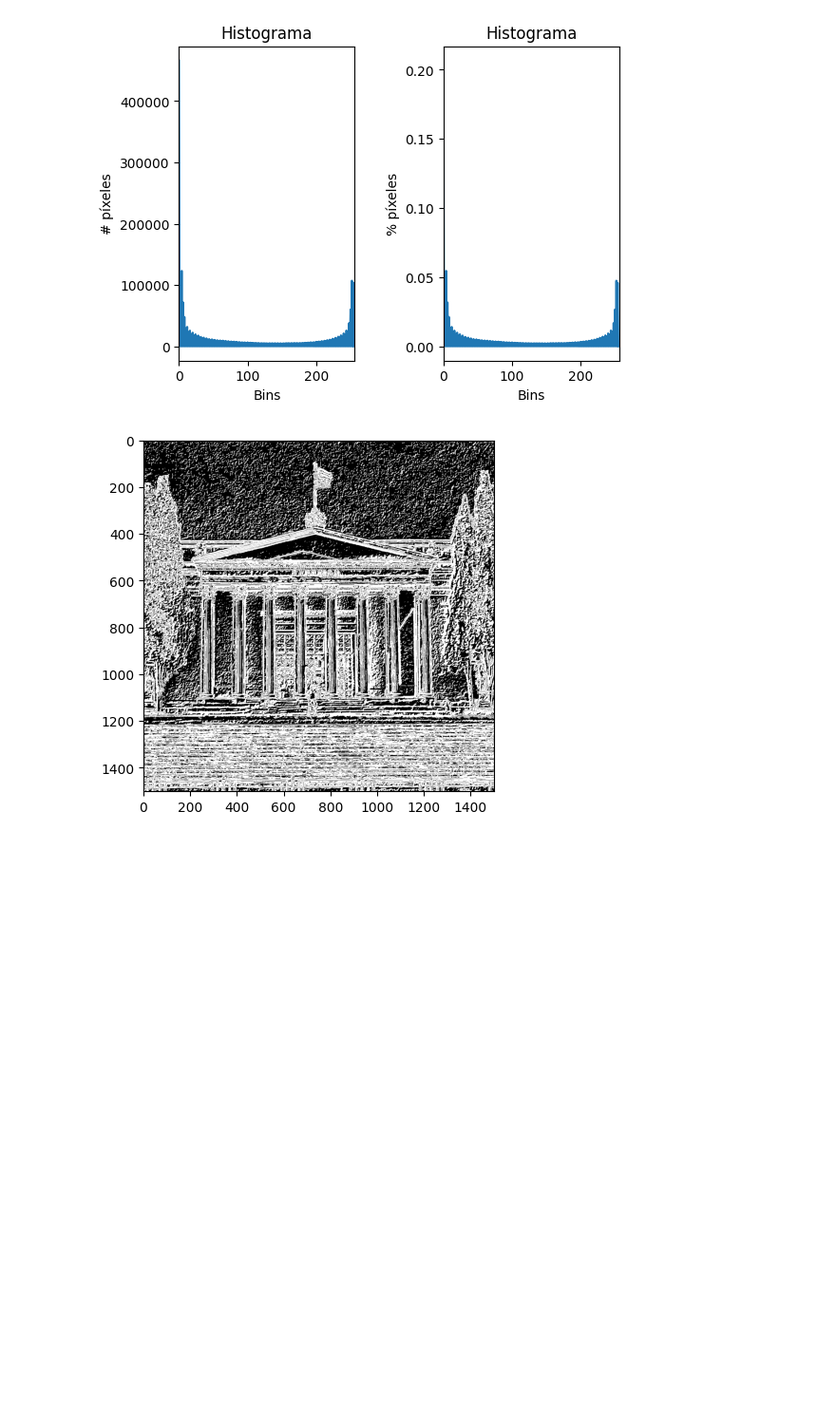
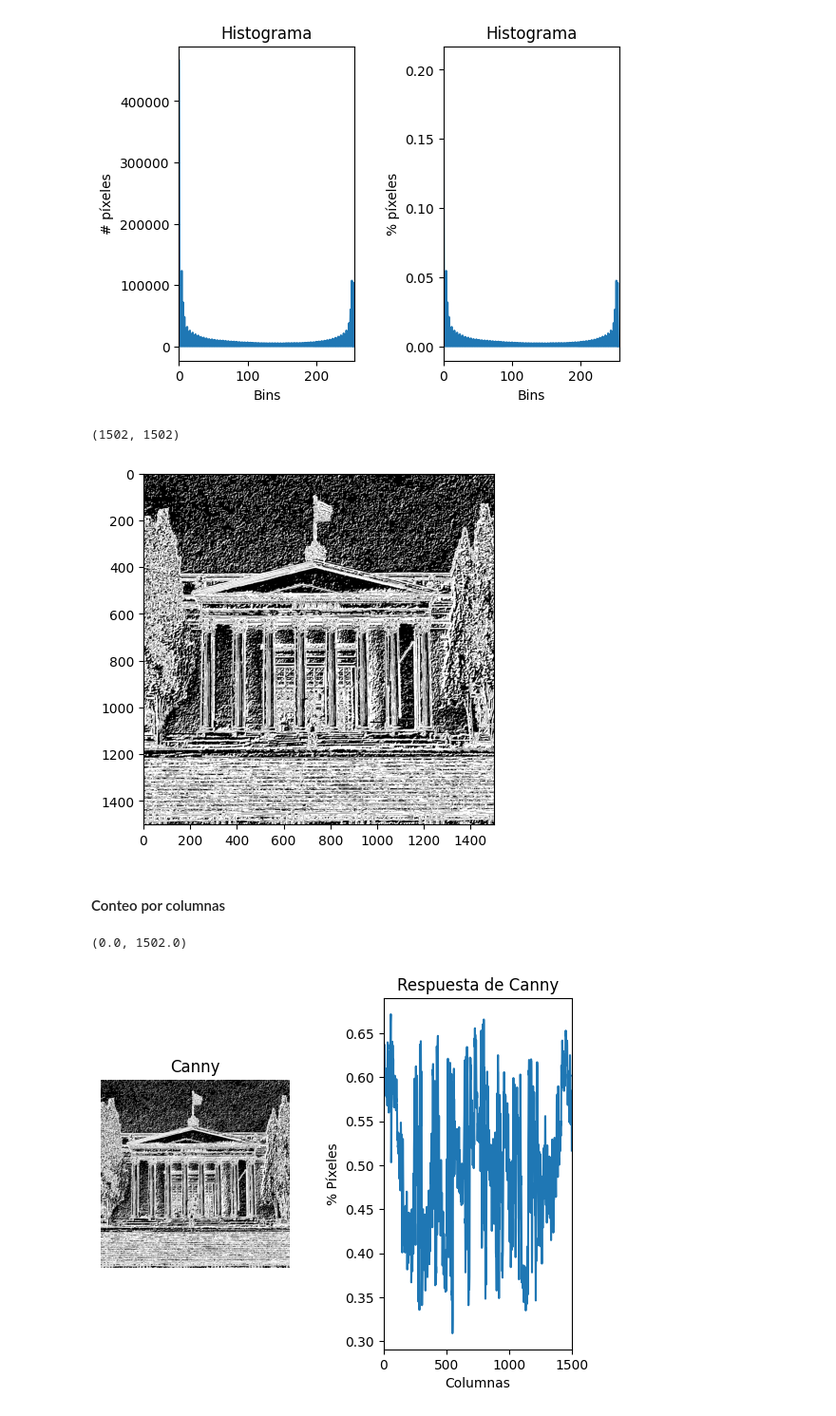
Before and after one commit to danibetzamora/VC, a Jupyter notebook: Práctica 2/Tarea 3.ipynb, the cells around one changed output. Shown at 95% size. Saved outputs shown, nothing was run; the diff lists cells and outputs as text; code cells hidden in the pictures; blank space fills up the shorter version.

```diff
--- a/Práctica 2/Tarea 3.ipynb
+++ b/Práctica 2/Tarea 3.ipynb
@@ -71,8 +71,41 @@ valorUmbral = 40
 # Obtiene imagen umbralizada para dicho valor definido
 res, imagenUmbralizada = cv2.threshold(sobel8, valorUmbral, 255, cv2.THRESH_BINARY)
 
+print(imagenUmbralizada.shape)
+
 # Muestra resultado
 plt.imshow(imagenUmbralizada, cmap='gray') #Visualiza con mapa de color gris
 plt.show()
 # %% [output]
+(1502, 1502)
 [figure]
+# %% [markdown]
+#### Conteo por columnas
+# %%
+# El contenido de la imagen Canny son valores 0 o 255
+# Contamos el número de píxeles blancos (255) por columna
+# Suma los valores de los píxeles por columna
+col_counts = cv2.reduce(imagenUmbralizada, 0, cv2.REDUCE_SUM, dtype=cv2.CV_32SC1)
+
+# Normaliza en base al número de filas y al valor máximo del píxel (255)
+cols = cols = col_counts[0] / (255 * imagenUmbralizada.shape[0])
+
+# Mostramos las gráficas resultantes
+plt.figure()
+plt.subplot(1, 2, 1)
+plt.axis("off")
+plt.title("Canny")
+plt.imshow(imagenUmbralizada, cmap='gray')
+
+# Hacer espacio entre las gráficas
+plt.subplots_adjust(wspace=0.5)
+
+plt.subplot(1, 2, 2)
+plt.title("Respuesta de Canny")
+plt.xlabel("Columnas")
+plt.ylabel("% Píxeles")
+plt.plot(cols)
+plt.xlim([0, imagenUmbralizada.shape[1]])
+# %% [output]
+(0.0, 1502.0)
+[figure, added]
```
Also changed, not shown: parts of 10 cells of this notebook, 2 other files.
